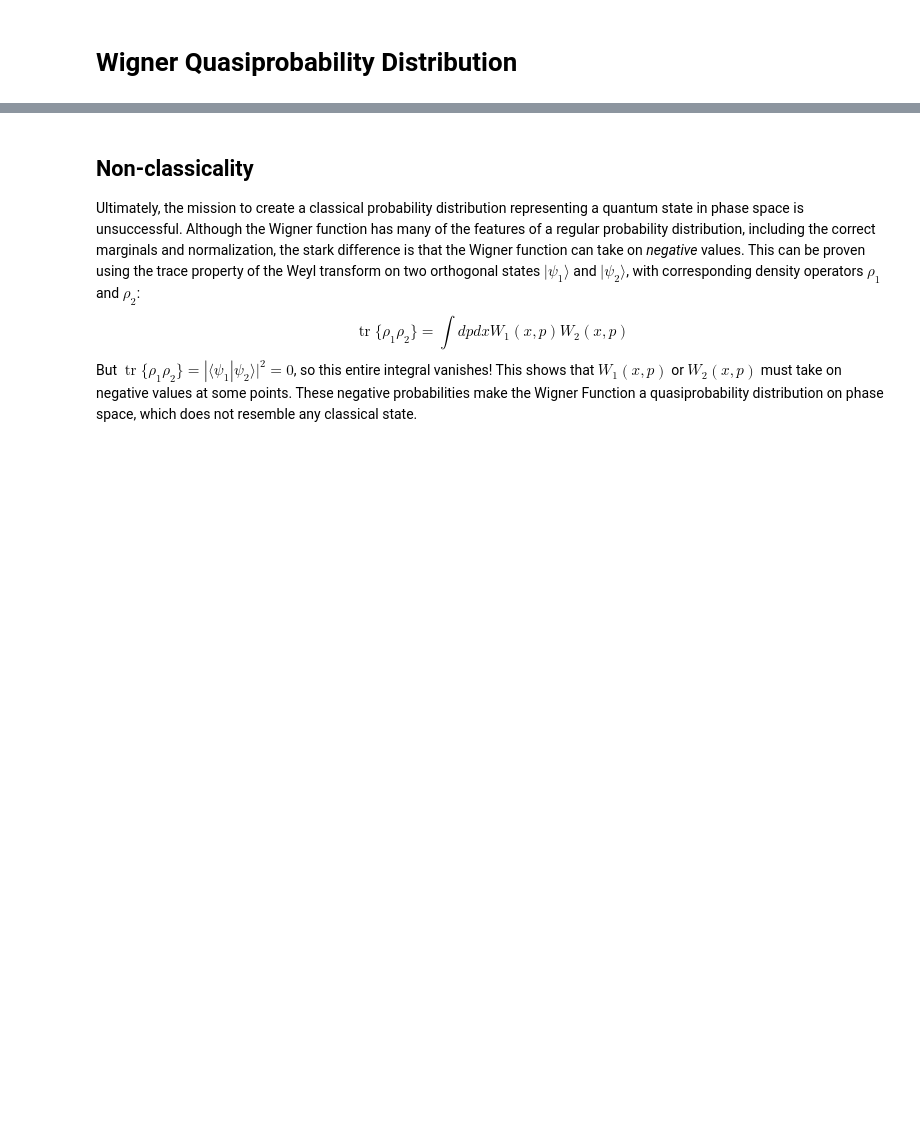
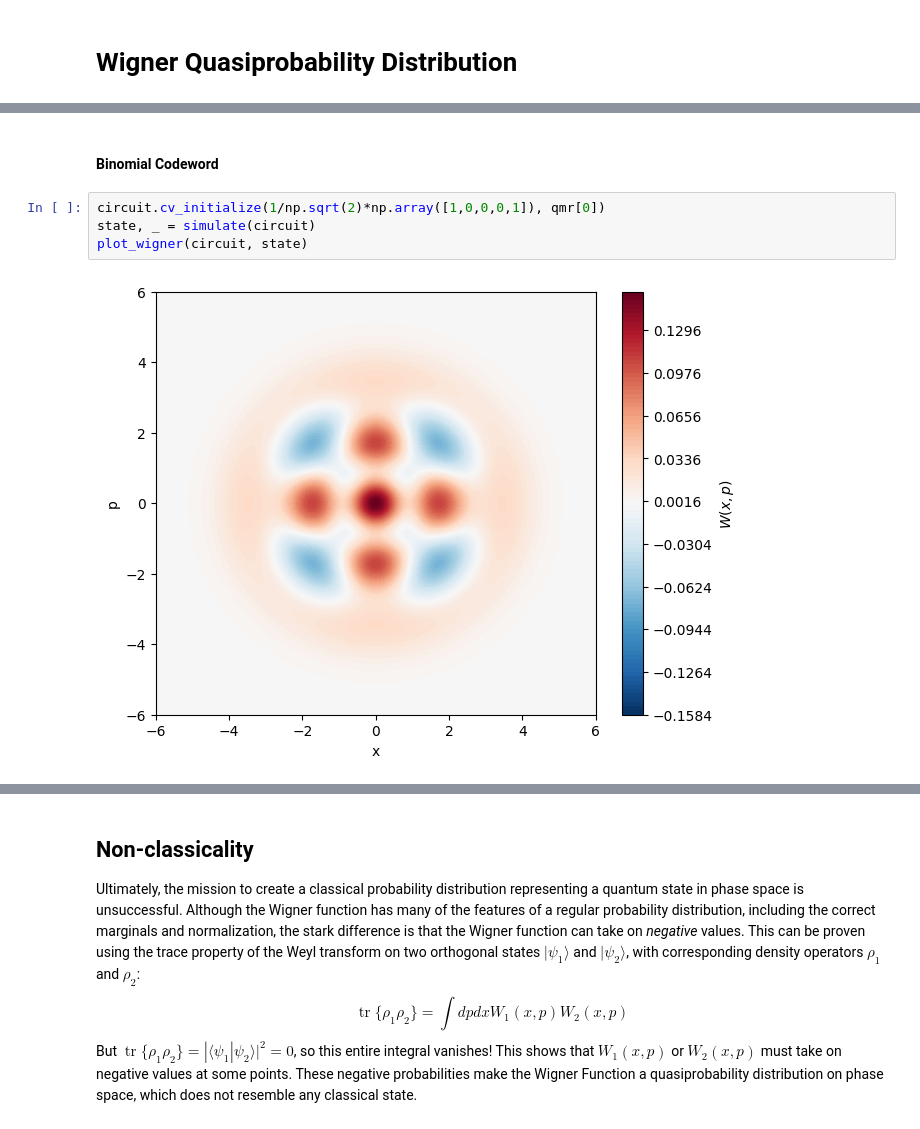
Before and after one commit to benmcdonough20/bosonic-qiskit-tutorials, a Jupyter notebook: bosonic_qiskit_textbook/4. wigner_distribution.ipynb, the cells around one changed output, grey strips where cells are left out. Saved outputs shown, nothing was run; the diff lists cells and outputs as text; blank space fills up the shorter version.

```diff
--- a/bosonic_qiskit_textbook/4. wigner_distribution.ipynb
+++ b/bosonic_qiskit_textbook/4. wigner_distribution.ipynb
@@ -75,0 +96,8 @@ $$
+# %% [markdown]
+#### Binomial Codeword
+# %%
+circuit.cv_initialize(1/np.sqrt(2)*np.array([1,0,0,0,1]), qmr[0])
+state, _ = simulate(circuit)
+plot_wigner(circuit, state)
+# %% [output]
+[figure, added]
```
Also changed, not shown: parts of 14 cells of this notebook, 2 other files.
